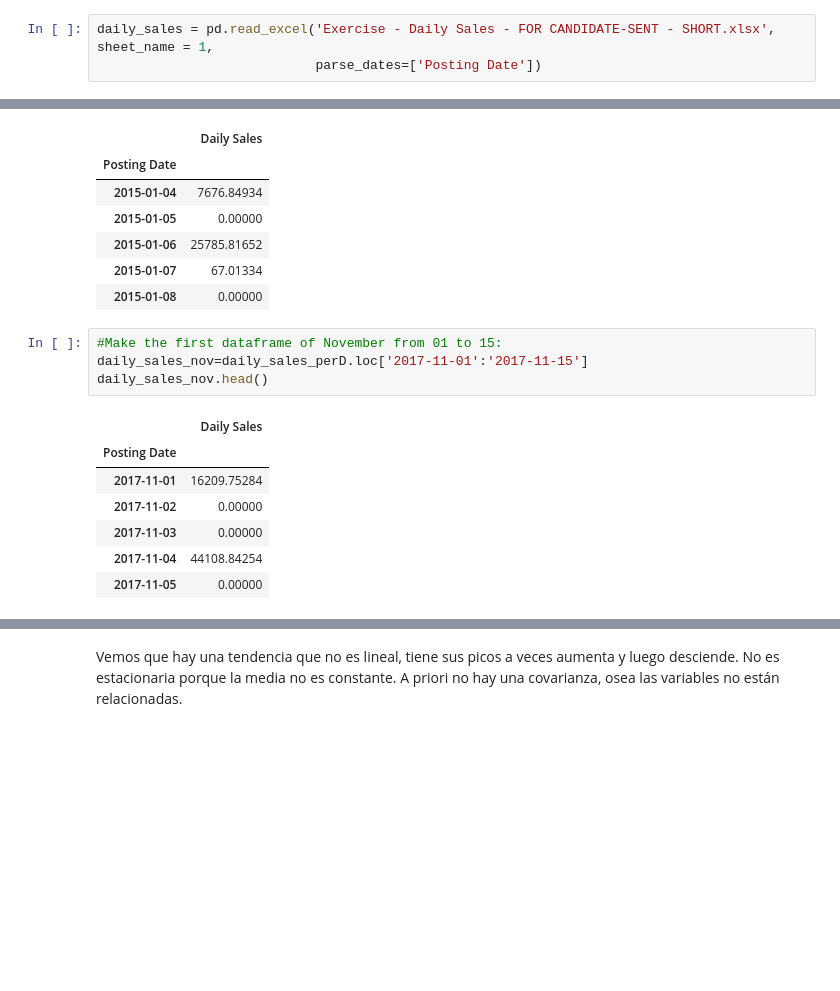
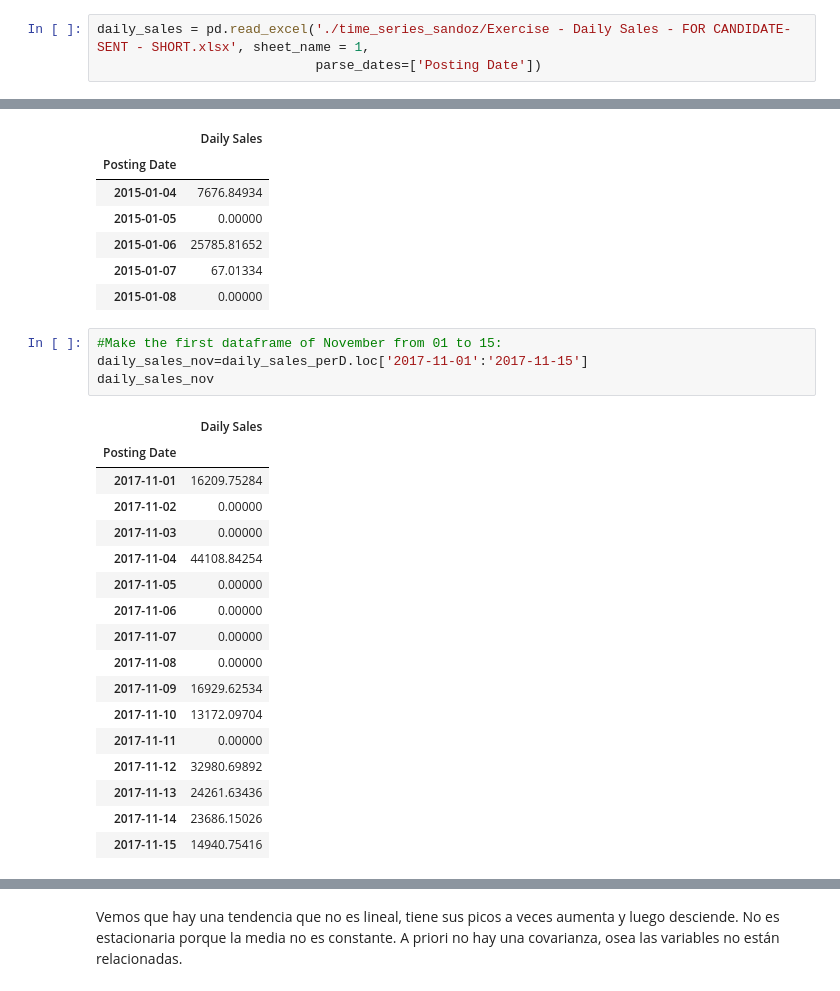
Before and after one commit to jesusllorens79/5154, a Jupyter notebook: forecasting.ipynb, the cells around one changed output, grey strips where cells are left out. Cells and saved outputs as stored; diff of their text form; blank space fills up the shorter version.

```diff
--- a/forecasting.ipynb
+++ b/forecasting.ipynb
@@ -18,6 +18,6 @@ rcParams['figure.figsize'] = (10, 6)
 matplotlib.rcParams['text.color'] = 'k'
 # %%
-daily_sales = pd.read_excel('Exercise - Daily Sales - FOR CANDIDATE-SENT - SHORT.xlsx', sheet_name = 1,
+daily_sales = pd.read_excel('./time_series_sandoz/Exercise - Daily Sales - FOR CANDIDATE-SENT - SHORT.xlsx', sheet_name = 1,
                             parse_dates=['Posting Date'])
 # %% [markdown]
 Necesita generar una primera previsión para las ventas de todo el mes de noviembre de 2017 el 15 de noviembre (el 15 de noviembre es un día laborable). Para esta previsión a partir del 15 de noviembre, no puede utilizar el valor de las ventas diarias del 16 de noviembre o posteriores, ya que obviamente no habrían estado disponibles a partir del 15 de noviembre (
@@ -63,15 +77,25 @@ daily_sales_perD.head()
 # %%
 #Make the first dataframe of November from 01 to 15:
 daily_sales_nov=daily_sales_perD.loc['2017-11-01':'2017-11-15']
-daily_sales_nov.head()
+daily_sales_nov
 # %% [output]
 |  | Daily Sales |
 | Posting Date |  |
 | 2017-11-01 | 16209.75284 |
 | 2017-11-02 | 0.00000 |
 | 2017-11-03 | 0.00000 |
 | 2017-11-04 | 44108.84254 |
 | 2017-11-05 | 0.00000 |
+| 2017-11-06 | 0.00000 |
+| 2017-11-07 | 0.00000 |
+| 2017-11-08 | 0.00000 |
+| 2017-11-09 | 16929.62534 |
+| 2017-11-10 | 13172.09704 |
+| 2017-11-11 | 0.00000 |
+| 2017-11-12 | 32980.69892 |
+| 2017-11-13 | 24261.63436 |
+| 2017-11-14 | 23686.15026 |
+| 2017-11-15 | 14940.75416 |
 # %%
 rcParams['figure.figsize'] = 18, 8
 plt.xlabel("Posting Date")
```
Also changed, not shown: parts of 30 cells of this notebook, 3 other files.
